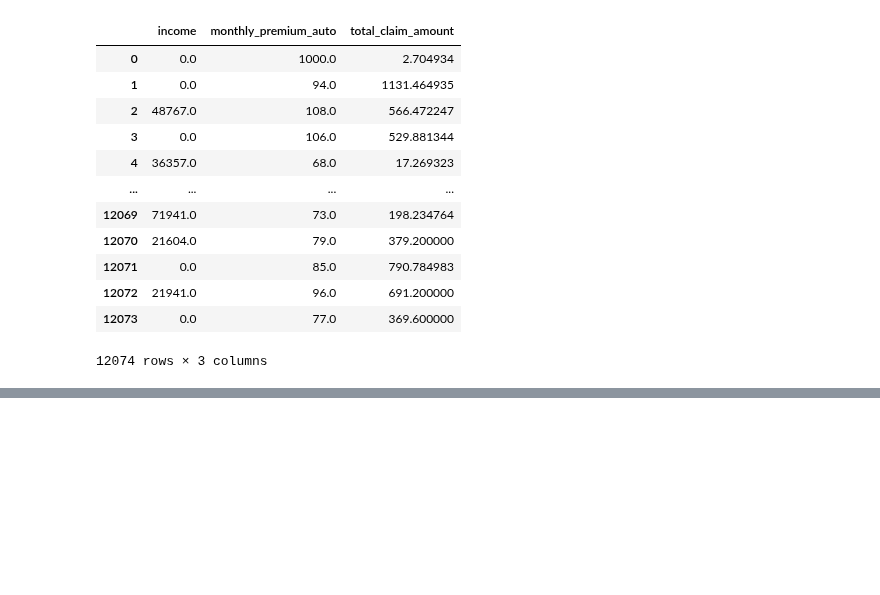
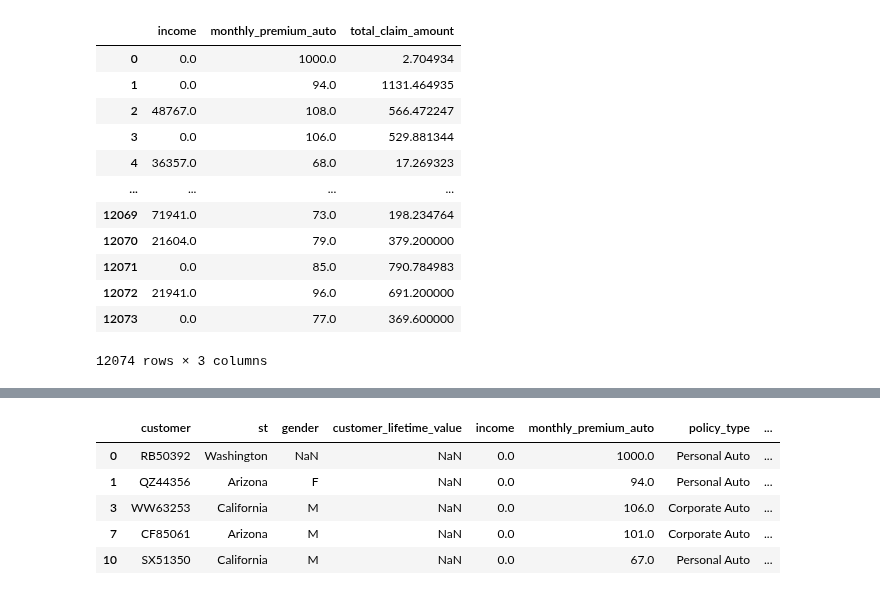
Before and after one commit to FedericoGi/LabWeek1_Repo, a Jupyter notebook: Lab23.03_Cust Analysis1.ipynb, the cells around one changed output, grey strips where cells are left out. Cells and saved outputs as stored; diff of their text form; code cells hidden in the pictures; blank space fills up the shorter version.

```diff
--- a/Lab23.03_Cust Analysis1.ipynb
+++ b/Lab23.03_Cust Analysis1.ipynb
@@ -194,0 +236,2 @@ data['customer_lifetime_value'] =
+# %%
+cleandata.reset_index(drop=True, inplace=True)
@@ -194,0 +246,11 @@ data['customer_lifetime_value'] =
+# %%
+filtered =cleandata[cleandata['income']<= 0]
+# %%
+filtered.head()
+# %% [output]
+|  | customer | st | gender | customer_lifetime_value | income | monthly_premium_auto | policy_type | ... |
+| 0 | RB50392 | Washington | NaN | NaN | 0.0 | 1000.0 | Personal Auto | ... |
+| 1 | QZ44356 | Arizona | F | NaN | 0.0 | 94.0 | Personal Auto | ... |
+| 3 | WW63253 | California | M | NaN | 0.0 | 106.0 | Corporate Auto | ... |
+| 7 | CF85061 | Arizona | M | NaN | 0.0 | 101.0 | Corporate Auto | ... |
+| 10 | SX51350 | California | M | NaN | 0.0 | 67.0 | Personal Auto | ... |
```
Also changed, not shown: parts of 13 cells of this notebook.
